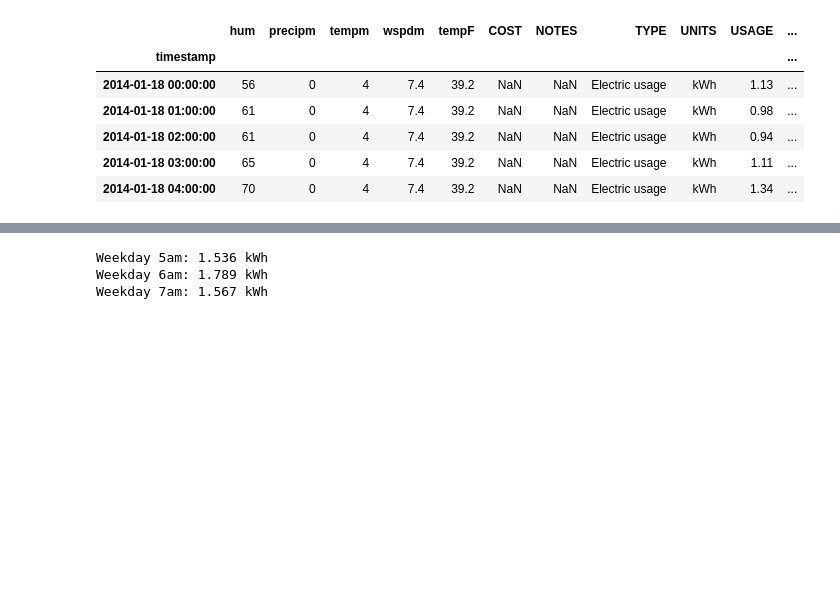
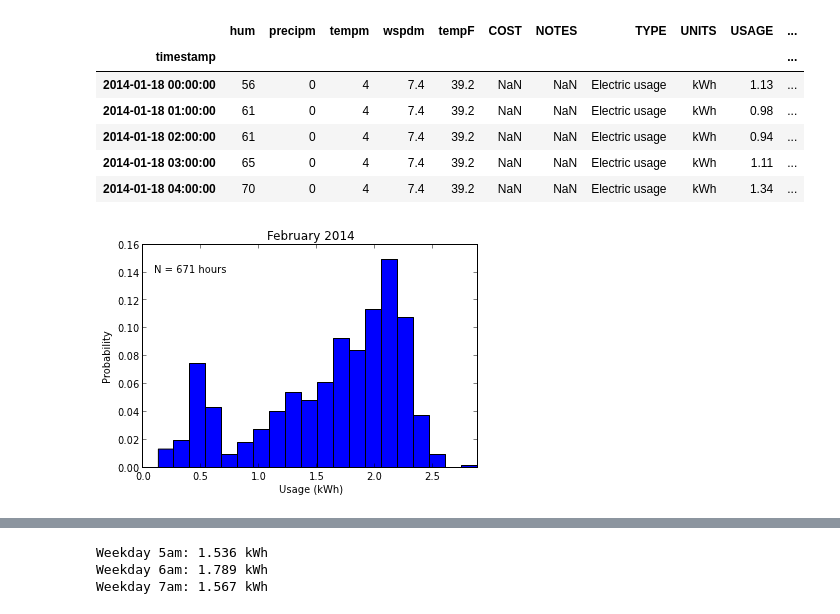
Before and after one commit to jtelszasz/my_energy_forecast_SVR, a Jupyter notebook: My_Energy.ipynb, the cells around one changed output, grey strips where cells are left out. Drawn from its saved outputs; the diff is of its cells as text; code cells hidden in the pictures; blank space fills up the shorter version.

```diff
--- a/My_Energy.ipynb
+++ b/My_Energy.ipynb
@@ -24,5 +26,18 @@ elec_and_weather[:5]
 | 2014-01-18 02:00:00 | 61 | 0 | 4 | 7.4 | 39.2 | NaN | NaN | Electric usage | kWh | 0.94 | ... |
 | 2014-01-18 03:00:00 | 65 | 0 | 4 | 7.4 | 39.2 | NaN | NaN | Electric usage | kWh | 1.11 | ... |
 | 2014-01-18 04:00:00 | 70 | 0 | 4 | 7.4 | 39.2 | NaN | NaN | Electric usage | kWh | 1.34 | ... |
+# %%
+FIG_ElecPDF = plt.figure()
+PLT_ElecPDF = elec_and_weather['USAGE'].ix['01-feb-2014 00:00:00':'28-feb-2014 23:00:00'].hist(weights=np.ones_like(elec_and_weather['USAGE'].ix['01-feb-2014 00:00:00':'28-feb-2014 23:00:00'])/elec_and_weather['USAGE'].ix['01-feb-2014 00:00:00':'28-feb-2014 23:00:00'].size,bins=20,grid=False)
+xlim(xmax=max(elec_and_weather['USAGE'].ix['01-feb-2014 00:00:00':'28-feb-2014 23:00:00']))
+ylabel('Probability')
+xlabel('Usage (kWh)')
+title('February 2014')
+#text(0.01, 0.09,'N = %d hours'%size(elec_and_weather['USAGE']))
+PLT_ElecPDF.text(0.1,.14,'N = %d hours'%size(elec_and_weather['USAGE'].ix['01-feb-2014 00:00:00':'28-feb-2014 23:00:00']))
+
+FIG_ElecPDF.savefig('ElecHist - Feb2014.png')
+# %% [output]
+[figure, added]
 # %%
 FIG_ElecPDF = plt.figure()
```
Also changed, not shown: parts of 11 cells of this notebook, 15 other files.
